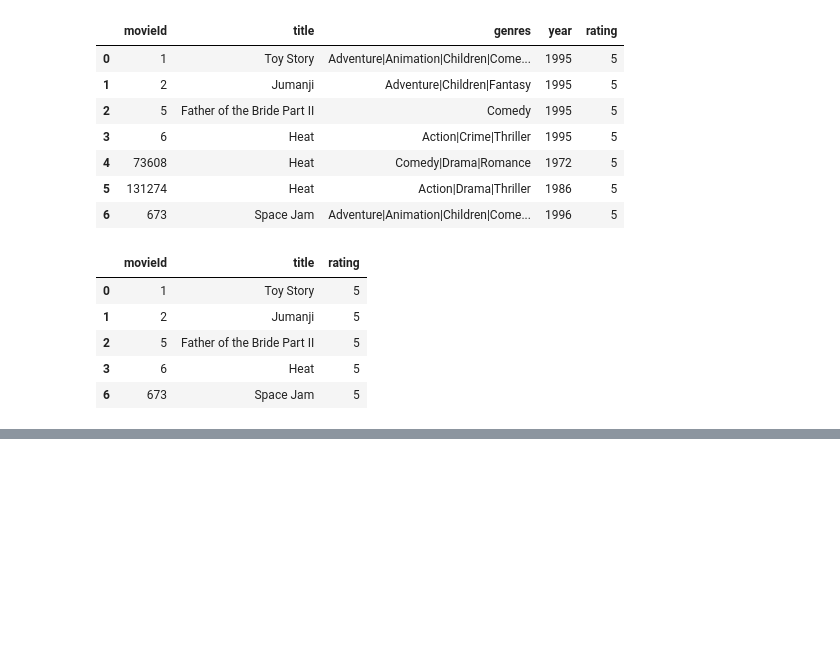
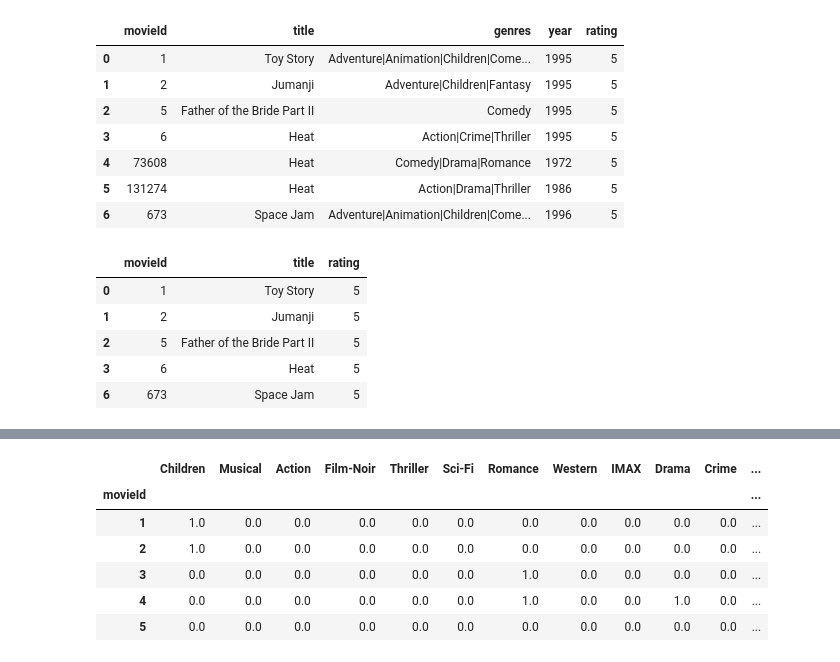
Before and after one commit to ipekgulsencelik/Python_Bootcamp, a Jupyter notebook: 03_Pandas/07_Lab.ipynb, the cells around one changed output, grey strips where cells are left out. Cells and saved outputs as stored; diff of their text form; code cells hidden in the pictures; blank space fills up the shorter version.

```diff
--- a/03_Pandas/07_Lab.ipynb
+++ b/03_Pandas/07_Lab.ipynb
@@ -341,0 +386,7 @@ df_user_favorite_genres.shape # displaying the shape of the df_user_favorite_gen
+# %%
+movie_matrix = df_movie.drop(
+    columns=['title', 'genres', 'year', '(no genres listed)'], # specifying the columns we want to drop from the dataframe by using the columns parameter and passing a list with the name of the columns we want to drop and using
+    axis=1 # specifying that we want to drop columns from the dataframe by using axis=1 and specifying the columns we want to drop in a list and using
+) # dropping the unnecessary columns from the movies_df dataframe to create a new dataframe called movie_matrix that contains only the genre columns and we will use this movie_matrix dataframe to analyze the genres of the movies in the dataframe and we will also display the first few rows of the modified dataframe to see the changes made to the dataframe after dropping the unnecessary columns
+
+movie_matrix.head()
@@ -341,0 +400,15 @@ df_user_favorite_genres.shape # displaying the shape of the df_user_favorite_gen
+# %%
+movie_matrix.set_index(
+    keys=['movieId'], # specifying the column we want to set as the index of the dataframe by using the keys parameter and passing a list with the name of the column we want to set as the index and using
+    inplace=True # specifying that we want to modify the original dataframe by using inplace=True to set the movieId column as the index of the movie_matrix dataframe and we will use this modified dataframe to analyze the genres of the movies in the dataframe and we will also display the first few rows of the modified dataframe to see the changes made to the dataframe after setting the movieId column as the index
+) # setting the movieId column as the index of the movie_matrix dataframe using the set_index() method and specifying the keys parameter to indicate which column we want to set as the index and specifying inplace=True to modify the original dataframe and we will use this modified dataframe to analyze the genres of the movies in the dataframe and we will also display the first few rows of the modified dataframe to see the changes made to the dataframe after setting the movieId column as the index
+
+movie_matrix.head()
+# %% [output]
+|  | Children | Musical | Action | Film-Noir | Thriller | Sci-Fi | Romance | Western | IMAX | Drama | Crime | ... |
+| movieId |  |  |  |  |  |  |  |  |  |  |  | ... |
+| 1 | 1.0 | 0.0 | 0.0 | 0.0 | 0.0 | 0.0 | 0.0 | 0.0 | 0.0 | 0.0 | 0.0 | ... |
+| 2 | 1.0 | 0.0 | 0.0 | 0.0 | 0.0 | 0.0 | 0.0 | 0.0 | 0.0 | 0.0 | 0.0 | ... |
+| 3 | 0.0 | 0.0 | 0.0 | 0.0 | 0.0 | 0.0 | 1.0 | 0.0 | 0.0 | 0.0 | 0.0 | ... |
+| 4 | 0.0 | 0.0 | 0.0 | 0.0 | 0.0 | 0.0 | 1.0 | 0.0 | 0.0 | 1.0 | 0.0 | ... |
+| 5 | 0.0 | 0.0 | 0.0 | 0.0 | 0.0 | 0.0 | 0.0 | 0.0 | 0.0 | 0.0 | 0.0 | ... |
```
Also changed, not shown: parts of 18 cells of this notebook, 1 other file.
